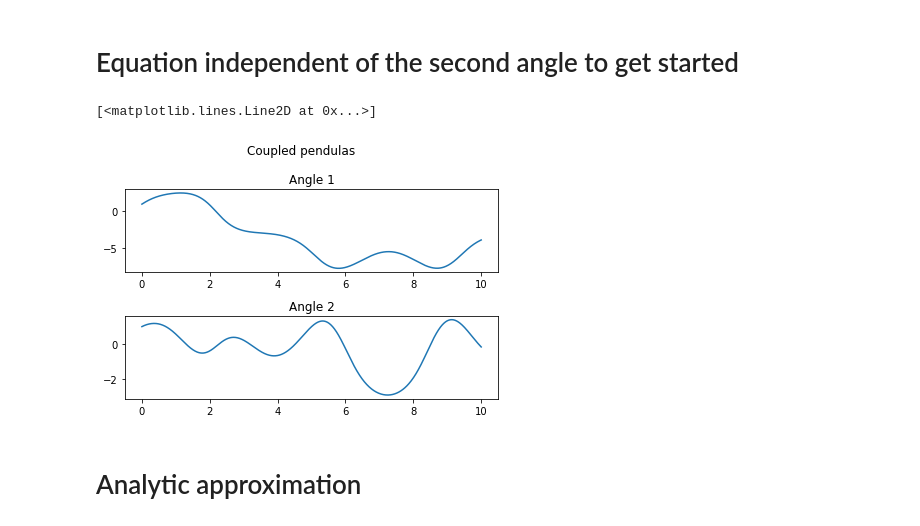
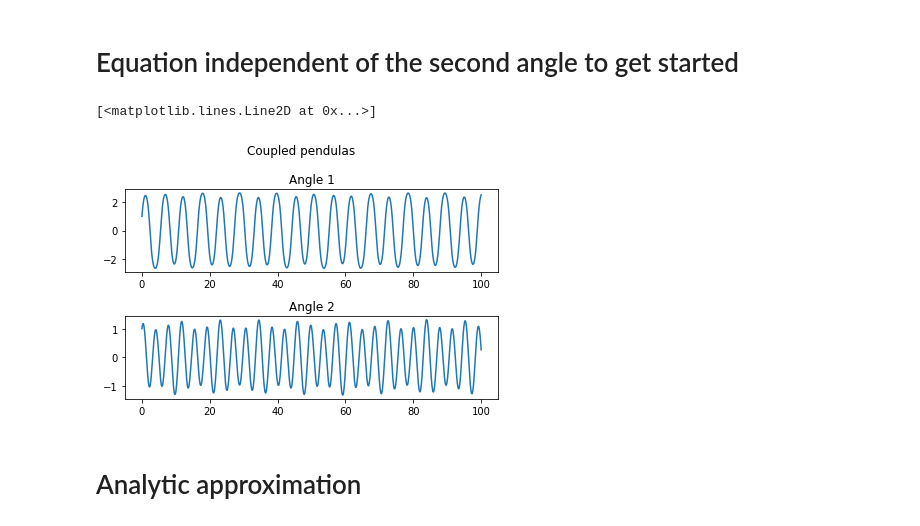
Before and after one commit to JustinZal/PendulumNN, a Jupyter notebook: Coupled Pendulums prediction.ipynb, the cells around one changed output. Drawn from its saved outputs; the diff is of its cells as text; code cells hidden in the pictures.

```diff
--- a/Coupled Pendulums prediction.ipynb
+++ b/Coupled Pendulums prediction.ipynb
@@ -14,7 +14,7 @@ Equation for the second pendulum: $mL\ddot{\theta_{2}} = -gmsin(\theta_{2}) + kL
 # %%
 L_1 = 3
 g_1 = 9.81
-k_1 = 20
+k_1 = 2
 m_1 = 8
 
 def coupled_pendulum(w, t, p):
@@ -26,8 +26,8 @@ def coupled_pendulum(w, t, p):
     x1, y1, x2, y2 = w
     g, L, k, m = p
 
-    theta1_double_prime = - g/L * np.sin(x1) - k/m * (np.sin(x1) - np.sin(x2))
-    theta2_double_prime = - g/L * np.sin(x2) + k/m * (np.sin(x1) - np.sin(x2))
+    theta1_double_prime = - g/L * np.sin(x1) - k/m * np.sin(x1 - x2)
+    theta2_double_prime = - g/L * np.sin(x2) + k/m * np.sin(x1 - x2)
 
     return [y1, theta1_double_prime, y2, theta2_double_prime]
 
@@ -55,35 +55,35 @@ def getESN(input_channels, n_reservoir, spectral_radius, sparsity, noise, teache
         random_state=None,
         silent=False
     )
 
-t = np.linspace(0, 10, num=1000)
+t = np.linspace(0, 100, num=1000)
 
 # Pack up the parameters and initial conditions:
 p = [g_1, L_1, k_1, m_1]
 
 #Initial values
 w0 = [1, 3, 1, 1]
 
 abserr = 1.0e-8
 relerr = 1.0e-6
 
 # Call the ODE solver.
 solution = odeint(coupled_pendulum, w0, t, args=(p,), atol=abserr, rtol=relerr)
 angle1 = solution[:, 0]
 angle2 = solution[:, 2]
 
 fig, axs = plt.subplots(2)
 fig.suptitle('Coupled pendulas')
 
 axs[0].set_title('Angle 1')
 axs[1].set_title('Angle 2')
 fig.tight_layout()
 
 axs[0].plot(t, angle1)
 axs[1].plot(t, angle2)
 # %% [output]
 [<matplotlib.lines.Line2D at 0x...>]
-[figure, old version]
+[figure, new version]
 # %% [markdown]
 # Analytic approximation
 # %%
```
Also changed, not shown: parts of 2 cells of this notebook.
